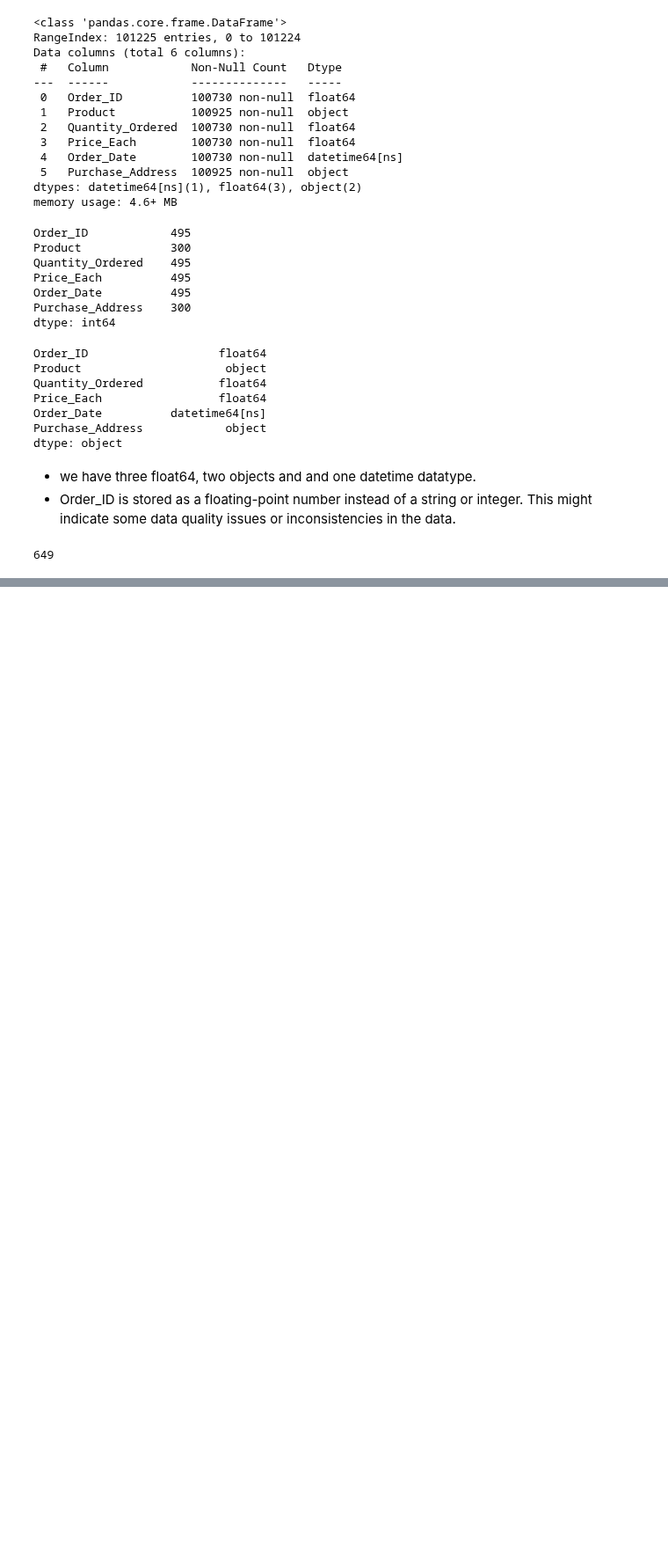
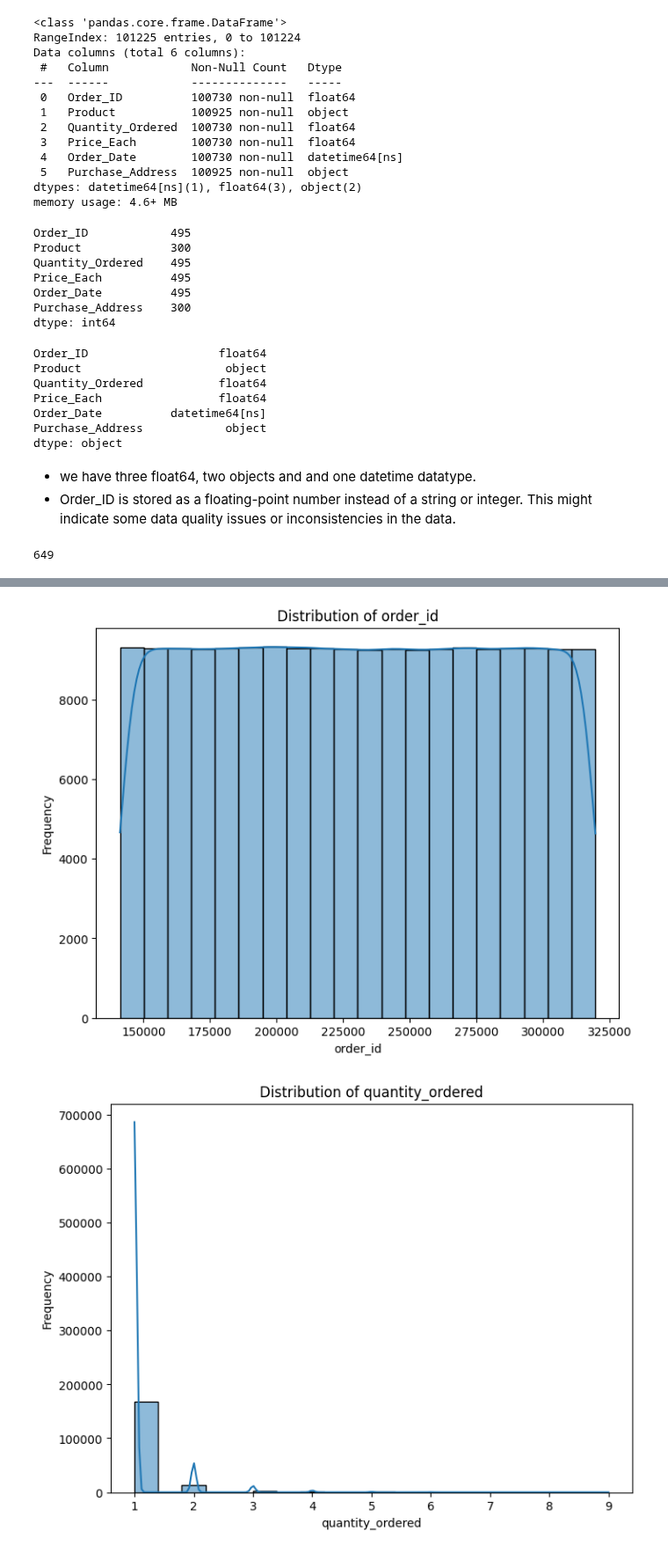
Before and after one commit to pk-aduyaw/Sales-Analysis-with-Power-BI, a Jupyter notebook: Notebook/sales_analysis.ipynb, the cells around one changed output, grey strips where cells are left out. Shown at 88% size. Saved outputs shown, nothing was run; the diff lists cells and outputs as text; code cells hidden in the pictures; blank space fills up the shorter version.

```diff
--- a/Notebook/sales_analysis.ipynb
+++ b/Notebook/sales_analysis.ipynb
@@ -354,0 +493,6 @@ second_half_data.duplicated().sum()
+# %%
+# Concatenate the two halves along the rows axis
+fully_year_data = pd.concat([first_half_data, second_half_data], ignore_index=True)
+
+# Display the combined dataset
+fully_year_data
@@ -354,0 +524,6 @@ second_half_data.duplicated().sum()
+# %%
+# Remove rows with missing values
+fully_year_data = fully_year_data.dropna()
+
+# Verify that missing values are removed
+fully_year_data.isnull().sum()
@@ -354,0 +543,6 @@ second_half_data.duplicated().sum()
+# %%
+# Drop duplicate rows
+fully_year_data = fully_year_data.drop_duplicates()
+
+# Verify that duplicates are removed
+fully_year_data.duplicated().sum()
@@ -354,0 +583,9 @@ second_half_data.duplicated().sum()
+# %%
+# Select only numerical columns
+numerical_columns = fully_year_data.select_dtypes(include=['number'])
+
+# Generate summary statistics for numerical columns
+numerical_statistics = numerical_columns.describe()
+
+# Print the summary statistics
+numerical_statistics
@@ -354,0 +622,12 @@ second_half_data.duplicated().sum()
+# %%
+# Visualize distributions using histograms
+for var in numerical_statistics:
+    plt.figure(figsize=(8, 6))
+    sns.histplot(fully_year_data[var], bins=20, kde=True)
+    plt.title(f'Distribution of {var}')
+    plt.xlabel(var)
+    plt.ylabel('Frequency')
+    plt.show()
+# %% [output]
+[figure, added]
+[figure, added]
```
Also changed, not shown: parts of 48 cells of this notebook.
